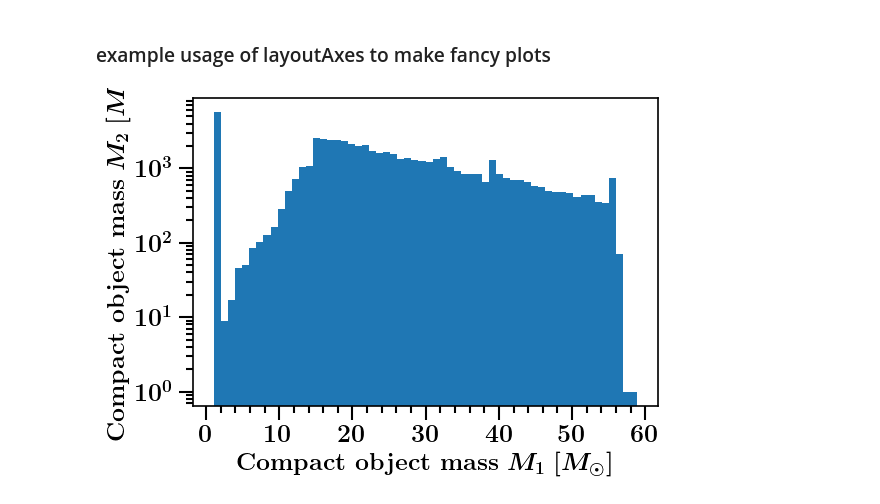
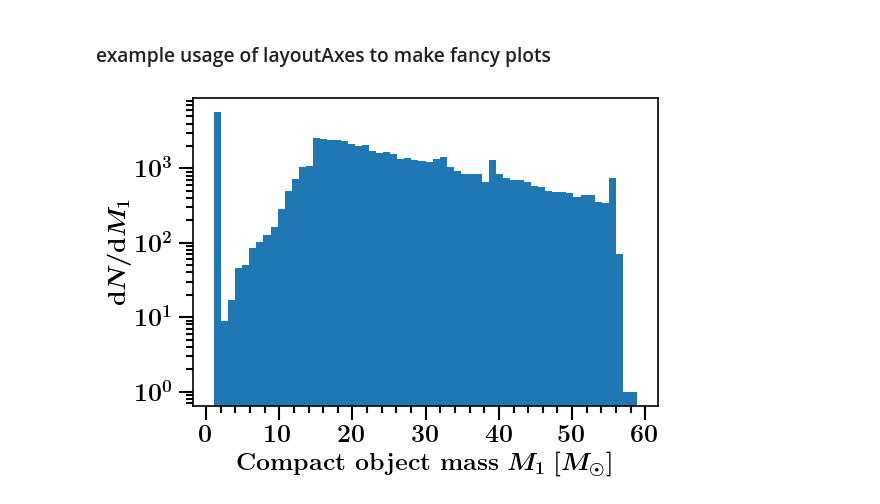
Before and after one commit to Aetherious/GROWL-catalog-public, a Jupyter notebook: reading_data/Romagnolo2024.ipynb, the cells around one changed output. Cells and saved outputs as stored; diff of their text form; code cells hidden in the pictures.

```diff
--- a/reading_data/Romagnolo2024.ipynb
+++ b/reading_data/Romagnolo2024.ipynb
@@ -162,15 +162,15 @@ from PostProcessingScripts import *
 # %%
 f, ax= plt.subplots(ncols=1,nrows=1, figsize=(6,4))
 ax.hist(M1, bins=60)
 
 #make fancy plot:
 fontsize=16
 xlabel = r'$\textbf{Compact object mass}$ $M_1$ $[M_{\odot}]$'
-ylabel = r'$\textbf{Compact object mass}$ $M_2$ $[M_{\odot}]$'
+ylabel = r'$\textbf{d}N/\textbf{d}M_1$'
 layoutAxes(ax=ax, nameX=xlabel, nameY=ylabel, fontsize=18) # this line is where the magic happens
 
 ax.set_yscale('log')
 
 plt.show()
 # %% [output]
-[figure, old version]
+[figure, new version]
```
Also changed, not shown: parts of 1 cell of this notebook.
